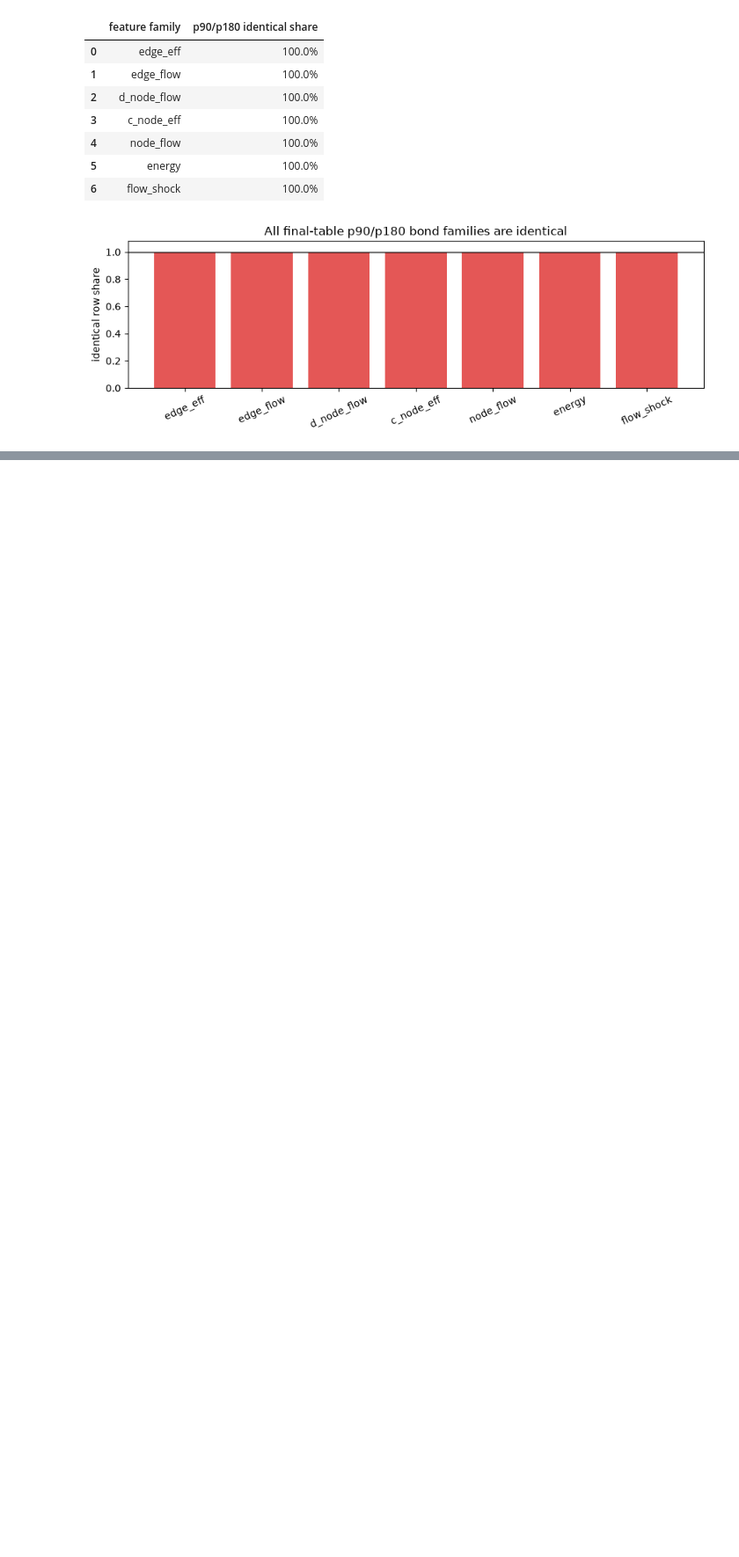
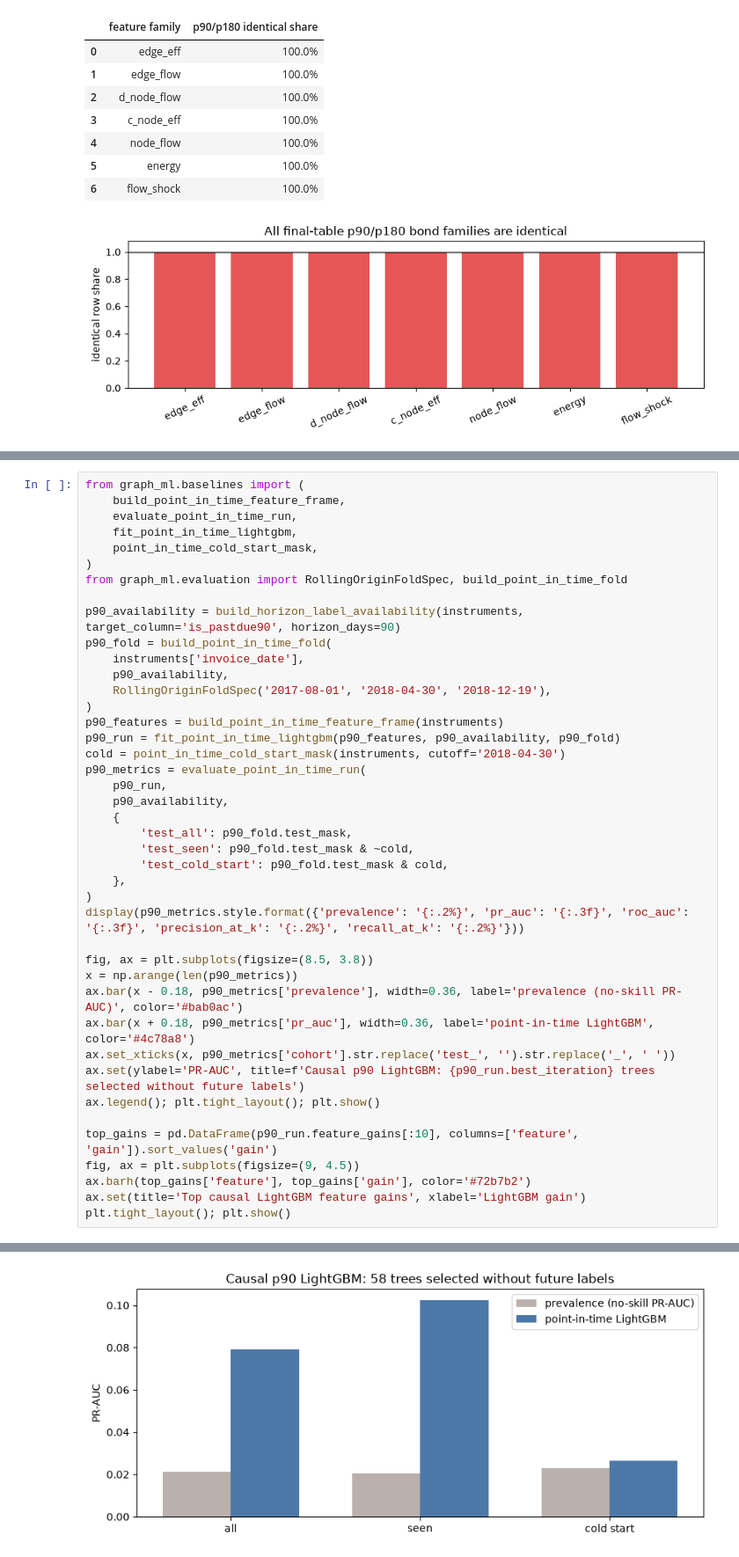
Before and after one commit to davidemariani/GNN-trade-finance-credit-scoring, a Jupyter notebook: notebooks/02_project/05_point_in_time_and_bond_audit.ipynb, the cells around one changed output, grey strips where cells are left out. Shown at 88% size. Drawn from its saved outputs; the diff is of its cells as text; blank space fills up the shorter version.

Commit message:
Add causal temporal GNN pipeline

```diff
--- a/notebooks/02_project/05_point_in_time_and_bond_audit.ipynb
+++ b/notebooks/02_project/05_point_in_time_and_bond_audit.ipynb
@@ -133,0 +140,43 @@ assert np.isclose(bond['flow_shock_imp1'], bond['flow_shock_p180'], equal_nan=Tr
+# %%
+from graph_ml.baselines import (
+    build_point_in_time_feature_frame,
+    evaluate_point_in_time_run,
+    fit_point_in_time_lightgbm,
+    point_in_time_cold_start_mask,
+)
+from graph_ml.evaluation import RollingOriginFoldSpec, build_point_in_time_fold
+
+p90_availability = build_horizon_label_availability(instruments, target_column='is_pastdue90', horizon_days=90)
+p90_fold = build_point_in_time_fold(
+    instruments['invoice_date'],
+    p90_availability,
+    RollingOriginFoldSpec('2017-08-01', '2018-04-30', '2018-12-19'),
+)
+p90_features = build_point_in_time_feature_frame(instruments)
+p90_run = fit_point_in_time_lightgbm(p90_features, p90_availability, p90_fold)
+cold = point_in_time_cold_start_mask(instruments, cutoff='2018-04-30')
+p90_metrics = evaluate_point_in_time_run(
+    p90_run,
+    p90_availability,
+    {
+        'test_all': p90_fold.test_mask,
+        'test_seen': p90_fold.test_mask & ~cold,
+        'test_cold_start': p90_fold.test_mask & cold,
+    },
+)
+display(p90_metrics.style.format({'prevalence': '{:.2%}', 'pr_auc': '{:.3f}', 'roc_auc': '{:.3f}', 'precision_at_k': '{:.2%}', 'recall_at_k': '{:.2%}'}))
+
+fig, ax = plt.subplots(figsize=(8.5, 3.8))
+x = np.arange(len(p90_metrics))
+ax.bar(x - 0.18, p90_metrics['prevalence'], width=0.36, label='prevalence (no-skill PR-AUC)', color='#bab0ac')
+ax.bar(x + 0.18, p90_metrics['pr_auc'], width=0.36, label='point-in-time LightGBM', color='#4c78a8')
+ax.set_xticks(x, p90_metrics['cohort'].str.replace('test_', '').str.replace('_', ' '))
+ax.set(ylabel='PR-AUC', title=f'Causal p90 LightGBM: {p90_run.best_iteration} trees selected without future labels')
+ax.legend(); plt.tight_layout(); plt.show()
+
+top_gains = pd.DataFrame(p90_run.feature_gains[:10], columns=['feature', 'gain']).sort_values('gain')
+fig, ax = plt.subplots(figsize=(9, 4.5))
+ax.barh(top_gains['feature'], top_gains['gain'], color='#72b7b2')
+ax.set(title='Top causal LightGBM feature gains', xlabel='LightGBM gain')
+plt.tight_layout(); plt.show()
+# %% [output]
@@ -133,0 +187 @@ assert np.isclose(bond['flow_shock_imp1'], bond['flow_shock_p180'], equal_nan=Tr
+[figure, added]
```
Also changed, not shown: parts of 3 cells of this notebook, 33 other files.
